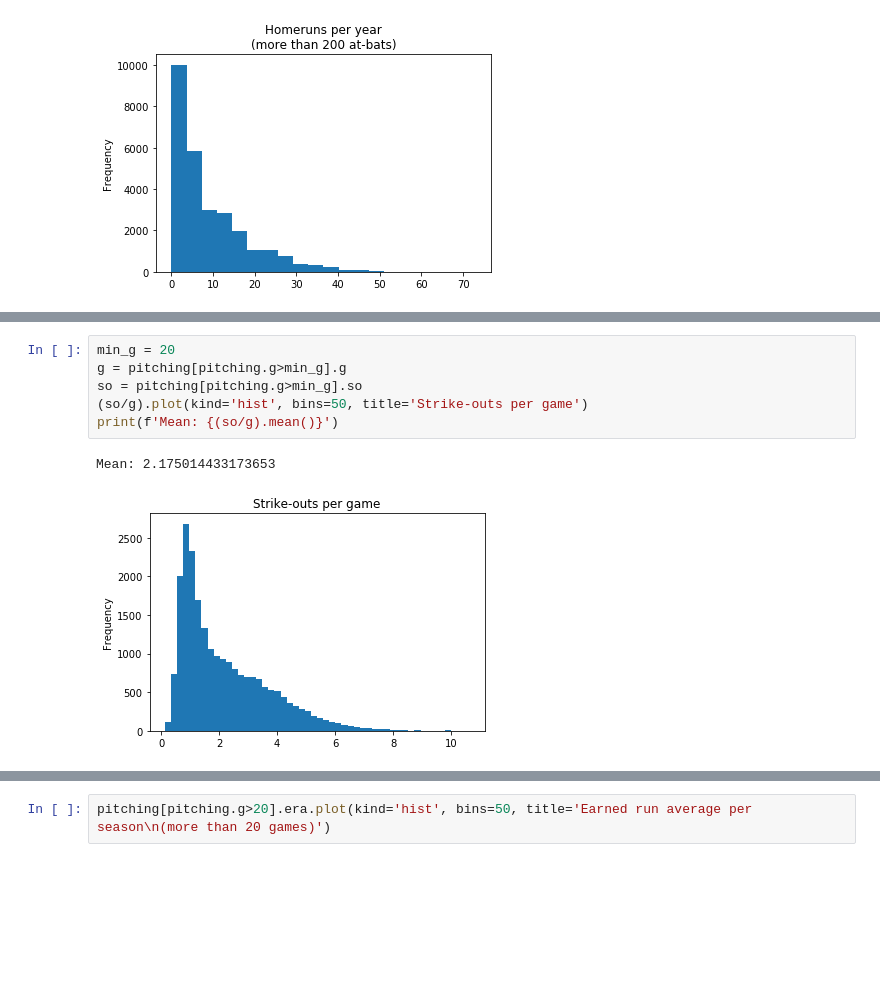
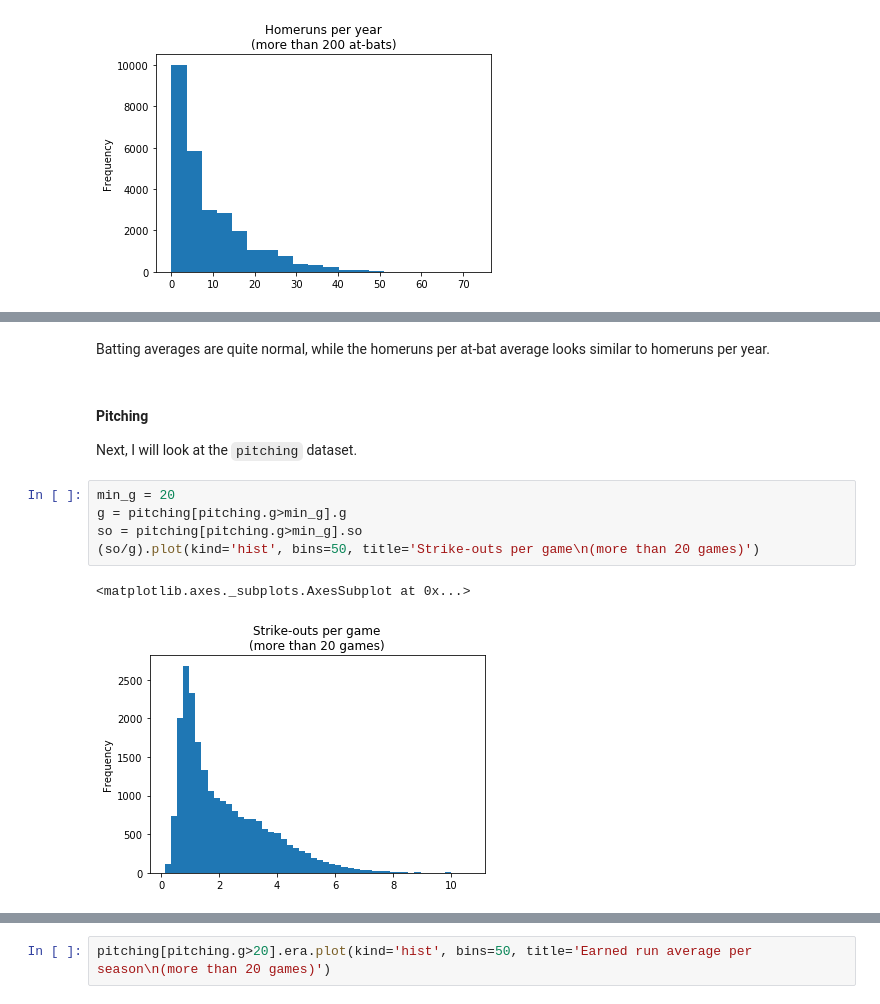
Before and after one commit to jnelson16/springboard-capstone, a Jupyter notebook: Data Story.ipynb, the cells around one changed output, grey strips where cells are left out. Cells and saved outputs as stored; diff of their text form; blank space fills up the shorter version.

```diff
--- a/Data Story.ipynb
+++ b/Data Story.ipynb
@@ -166,9 +204,13 @@ Mean: 0.2694361841727003
+# %% [markdown]
+Batting averages are quite normal, while the homeruns per at-bat average looks similar to homeruns per year.
+# %% [markdown]
+#### Pitching
+Next, I will look at the `pitching` dataset.
 # %%
 min_g = 20
 g = pitching[pitching.g>min_g].g
 so = pitching[pitching.g>min_g].so
-(so/g).plot(kind='hist', bins=50, title='Strike-outs per game')
-print(f'Mean: {(so/g).mean()}')
+(so/g).plot(kind='hist', bins=50, title='Strike-outs per game\n(more than 20 games)')
 # %% [output]
-Mean: 2.175014433173653
+<matplotlib.axes._subplots.AxesSubplot at 0x...>
-[figure, old version]
+[figure, new version]
```
Also changed, not shown: parts of 33 cells of this notebook, 1 other file.
